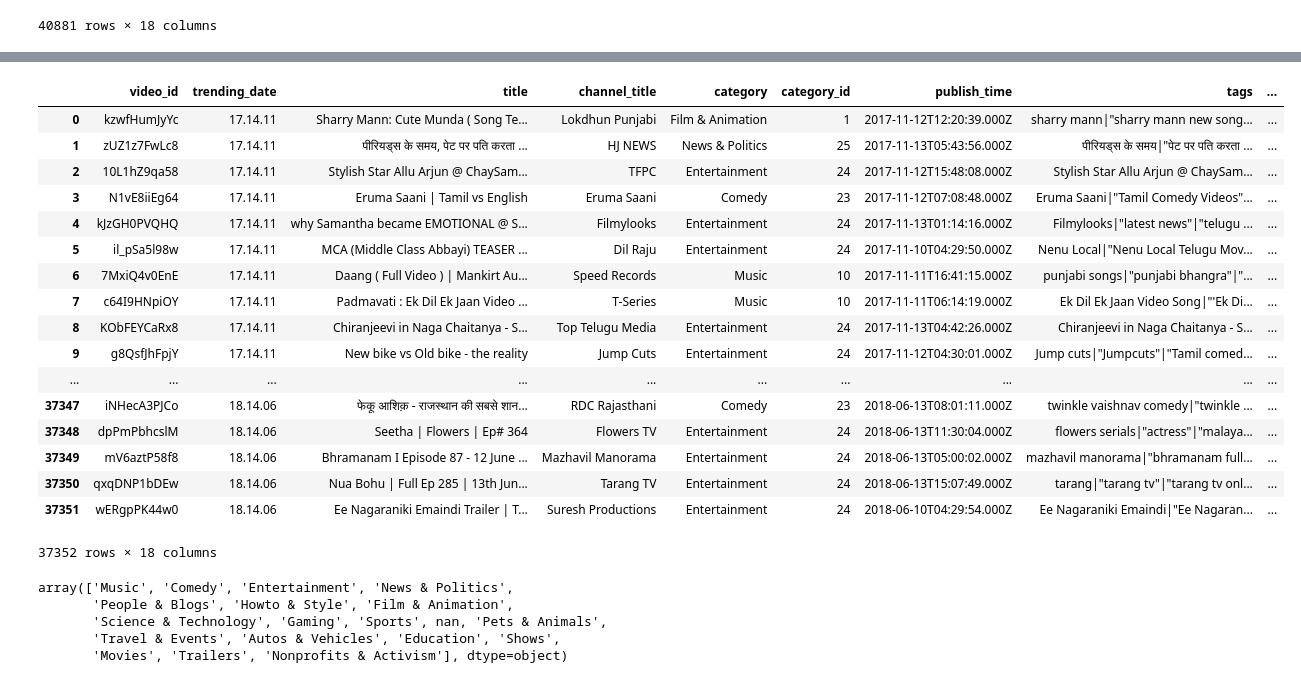
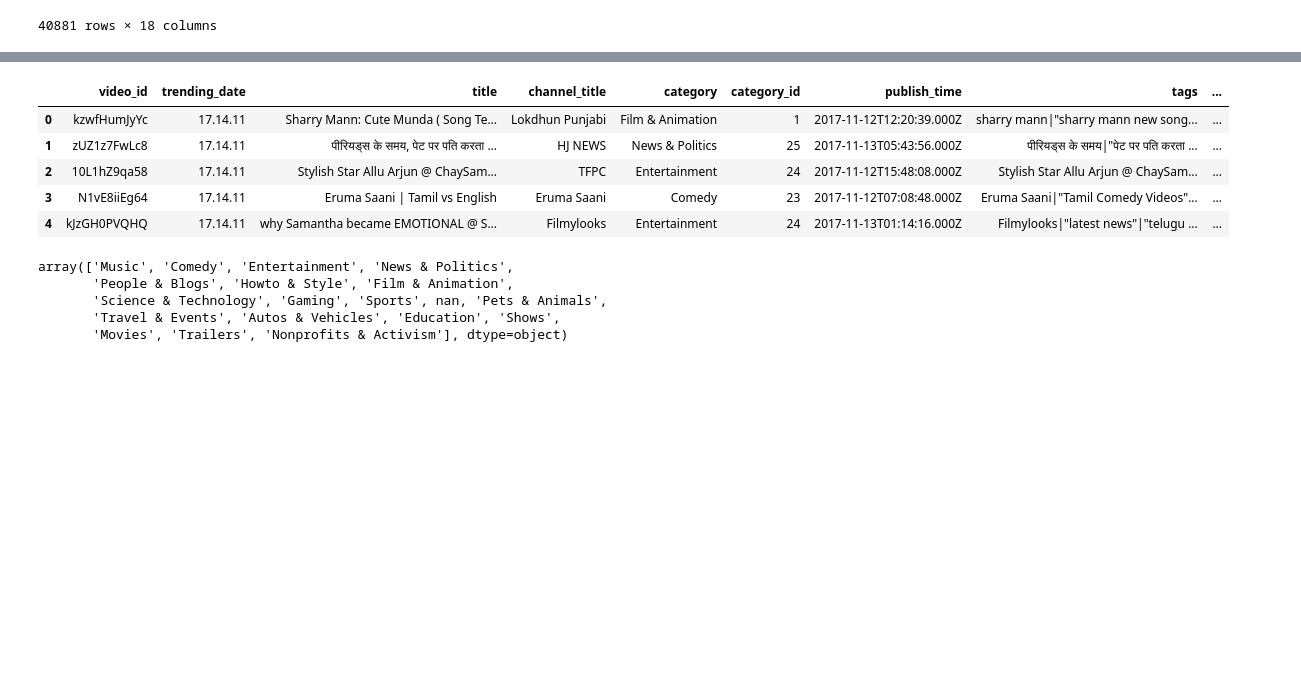
Before and after one commit to emami06/TrendingVideoYouTube, a Jupyter notebook: YouTube.ipynb, the cells around one changed output, grey strips where cells are left out. Cells and saved outputs as stored; diff of their text form; code cells hidden in the pictures; blank space fills up the shorter version.

```diff
--- a/YouTube.ipynb
+++ b/YouTube.ipynb
@@ -211,26 +163,14 @@ with open('D:/DataScienceFoundation/SpringBoard/YouTube Project/youtube-new/IN_c
 
 in_yet_df.insert(4, 'category', in_yet_df['category_id'].map(in_category_id))
 # %%
-in_yet_df
+in_yet_df.head()
 # %% [output]
 |  | video_id | trending_date | title | channel_title | category | category_id | publish_time | tags | ... |
 | 0 | kzwfHumJyYc | 17.14.11 | Sharry Mann: Cute Munda ( Song Te... | Lokdhun Punjabi | Film & Animation | 1 | 2017-11-12T12:20:39.000Z | sharry mann|"sharry mann new song... | ... |
 | 1 | zUZ1z7FwLc8 | 17.14.11 | पीरियड्स के समय, पेट पर पति करता ... | HJ NEWS | News & Politics | 25 | 2017-11-13T05:43:56.000Z | पीरियड्स के समय|"पेट पर पति करता ... | ... |
 | 2 | 10L1hZ9qa58 | 17.14.11 | Stylish Star Allu Arjun @ ChaySam... | TFPC | Entertainment | 24 | 2017-11-12T15:48:08.000Z | Stylish Star Allu Arjun @ ChaySam... | ... |
 | 3 | N1vE8iiEg64 | 17.14.11 | Eruma Saani | Tamil vs English | Eruma Saani | Comedy | 23 | 2017-11-12T07:08:48.000Z | Eruma Saani|"Tamil Comedy Videos"... | ... |
 | 4 | kJzGH0PVQHQ | 17.14.11 | why Samantha became EMOTIONAL @ S... | Filmylooks | Entertainment | 24 | 2017-11-13T01:14:16.000Z | Filmylooks|"latest news"|"telugu ... | ... |
-| 5 | il_pSa5l98w | 17.14.11 | MCA (Middle Class Abbayi) TEASER ... | Dil Raju | Entertainment | 24 | 2017-11-10T04:29:50.000Z | Nenu Local|"Nenu Local Telugu Mov... | ... |
-| 6 | 7MxiQ4v0EnE | 17.14.11 | Daang ( Full Video ) | Mankirt Au... | Speed Records | Music | 10 | 2017-11-11T16:41:15.000Z | punjabi songs|"punjabi bhangra"|"... | ... |
-| 7 | c64I9HNpiOY | 17.14.11 | Padmavati : Ek Dil Ek Jaan Video ... | T-Series | Music | 10 | 2017-11-11T06:14:19.000Z | Ek Dil Ek Jaan Video Song|"'Ek Di... | ... |
-| 8 | KObFEYCaRx8 | 17.14.11 | Chiranjeevi in Naga Chaitanya - S... | Top Telugu Media | Entertainment | 24 | 2017-11-13T04:42:26.000Z | Chiranjeevi in Naga Chaitanya - S... | ... |
-| 9 | g8QsfJhFpjY | 17.14.11 | New bike vs Old bike - the reality | Jump Cuts | Entertainment | 24 | 2017-11-12T04:30:01.000Z | Jump cuts|"Jumpcuts"|"Tamil comed... | ... |
-| ... | ... | ... | ... | ... | ... | ... | ... | ... | ... |
-| 37347 | iNHecA3PJCo | 18.14.06 | फेकू आशिक़ - राजस्थान की सबसे शान... | RDC Rajasthani | Comedy | 23 | 2018-06-13T08:01:11.000Z | twinkle vaishnav comedy|"twinkle ... | ... |
-| 37348 | dpPmPbhcslM | 18.14.06 | Seetha | Flowers | Ep# 364 | Flowers TV | Entertainment | 24 | 2018-06-13T11:30:04.000Z | flowers serials|"actress"|"malaya... | ... |
-| 37349 | mV6aztP58f8 | 18.14.06 | Bhramanam I Episode 87 - 12 June ... | Mazhavil Manorama | Entertainment | 24 | 2018-06-13T05:00:02.000Z | mazhavil manorama|"bhramanam full... | ... |
-| 37350 | qxqDNP1bDEw | 18.14.06 | Nua Bohu | Full Ep 285 | 13th Jun... | Tarang TV | Entertainment | 24 | 2018-06-13T15:07:49.000Z | tarang|"tarang tv"|"tarang tv onl... | ... |
-| 37351 | wERgpPK44w0 | 18.14.06 | Ee Nagaraniki Emaindi Trailer | T... | Suresh Productions | Entertainment | 24 | 2018-06-10T04:29:54.000Z | Ee Nagaraniki Emaindi|"Ee Nagaran... | ... |
-37352 rows × 18 columns
 # %%
 df_videos = pd.concat([ca_yet_df, de_yet_df, fr_yet_df, gb_yet_df, in_yet_df, us_yet_df])
 # %%
```
Also changed, not shown: parts of 5 cells of this notebook.
